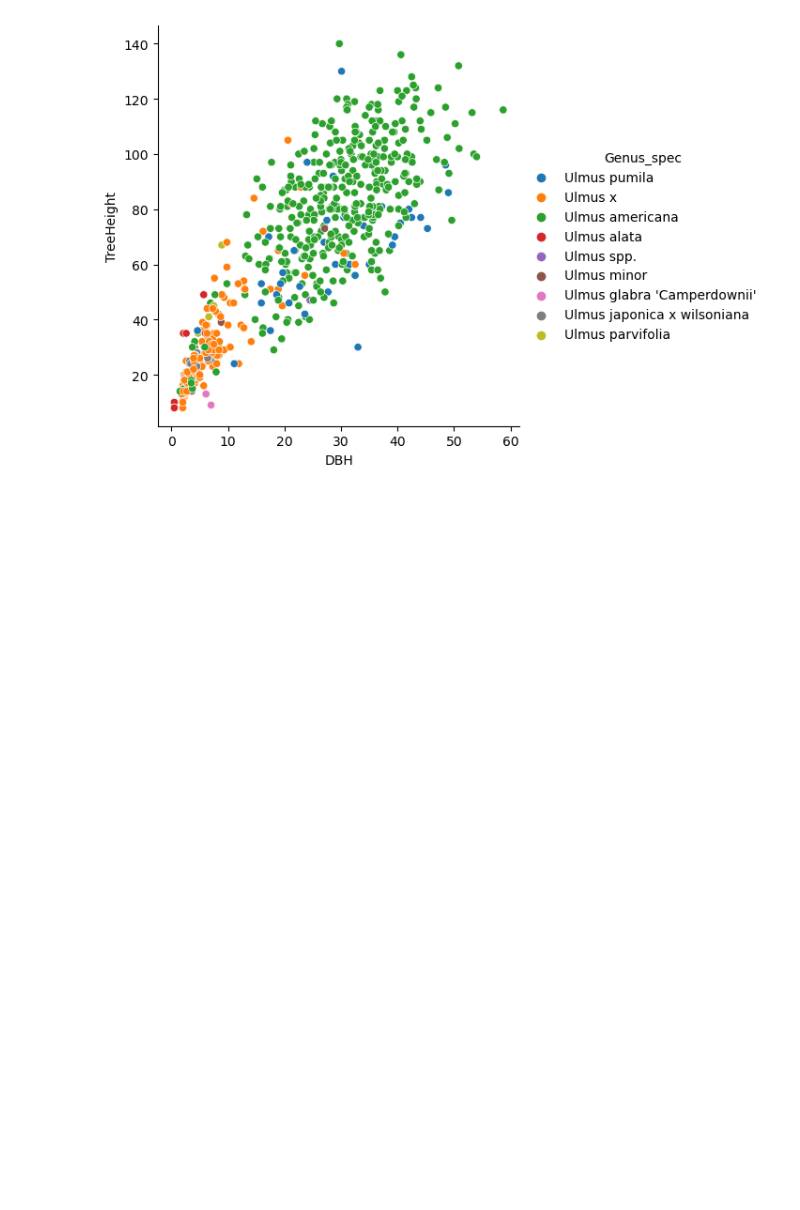
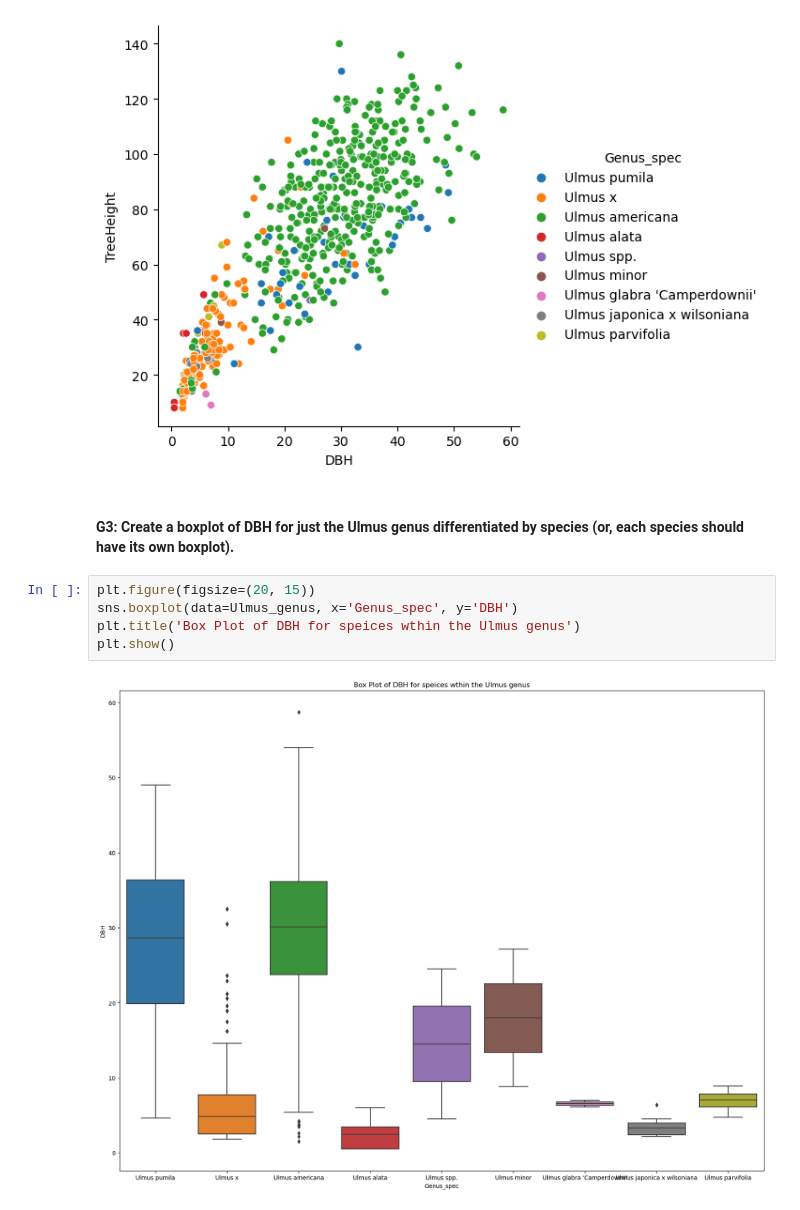
Before and after one commit to MagnusBurnet/PY4SA23_Assignment, a Jupyter notebook: Script_for_assessment2.ipynb, the cells around one changed output. Cells and saved outputs as stored; diff of their text form; blank space fills up the shorter version.

```diff
--- a/Script_for_assessment2.ipynb
+++ b/Script_for_assessment2.ipynb
@@ -206,3 +208,12 @@ sns.relplot(x="DBH", y="TreeHeight", hue="Genus_spec", data=Ulmus_genus)
 # %% [output]
 <seaborn.axisgrid.FacetGrid at 0x...>
 [figure]
+# %% [markdown]
+#### G3: Create a boxplot of DBH for just the Ulmus genus differentiated by species (or, each species should have its own boxplot).
+# %%
+plt.figure(figsize=(20, 15))
+sns.boxplot(data=Ulmus_genus, x='Genus_spec', y='DBH')
+plt.title('Box Plot of DBH for speices wthin the Ulmus genus')
+plt.show()
+# %% [output]
+[figure, added]
```
Also changed, not shown: parts of 3 cells of this notebook.
